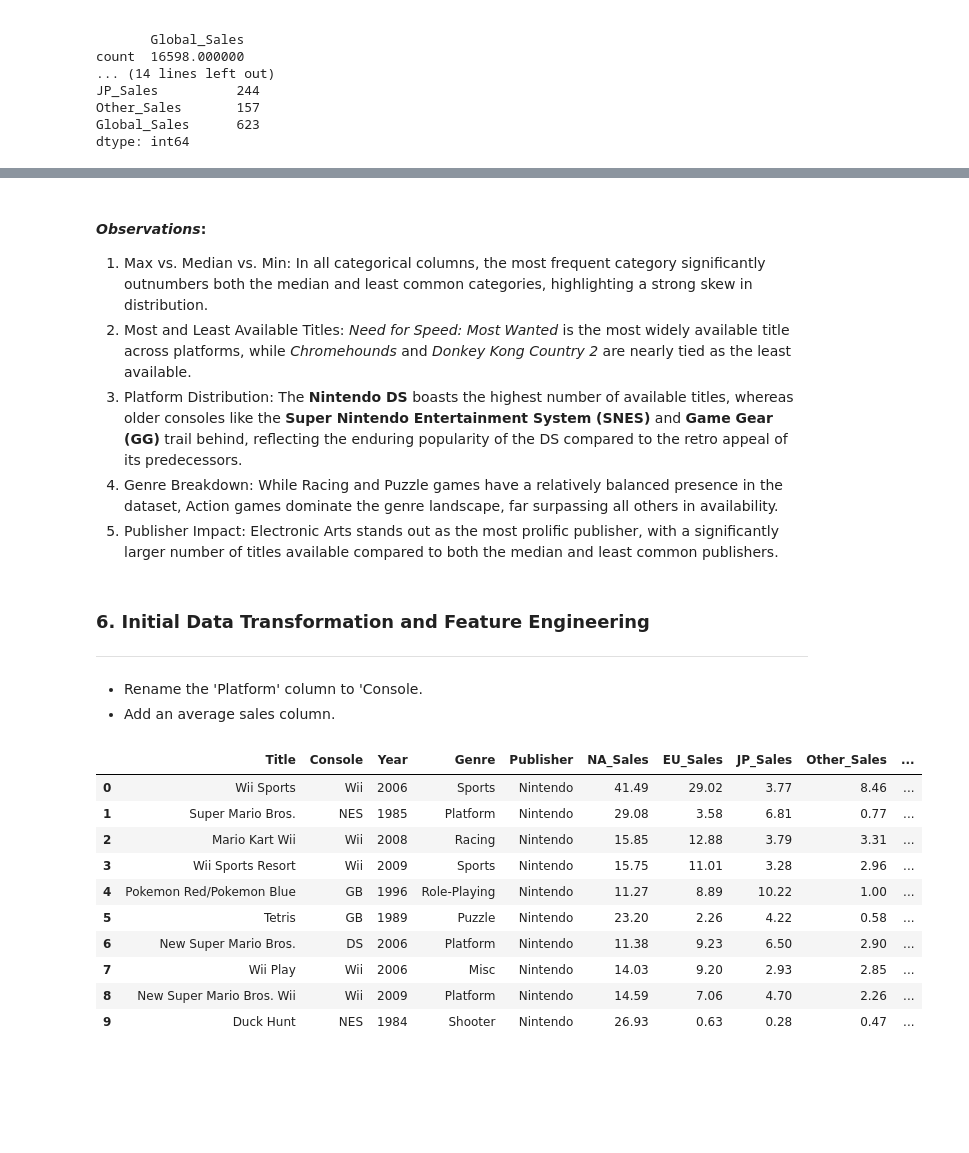
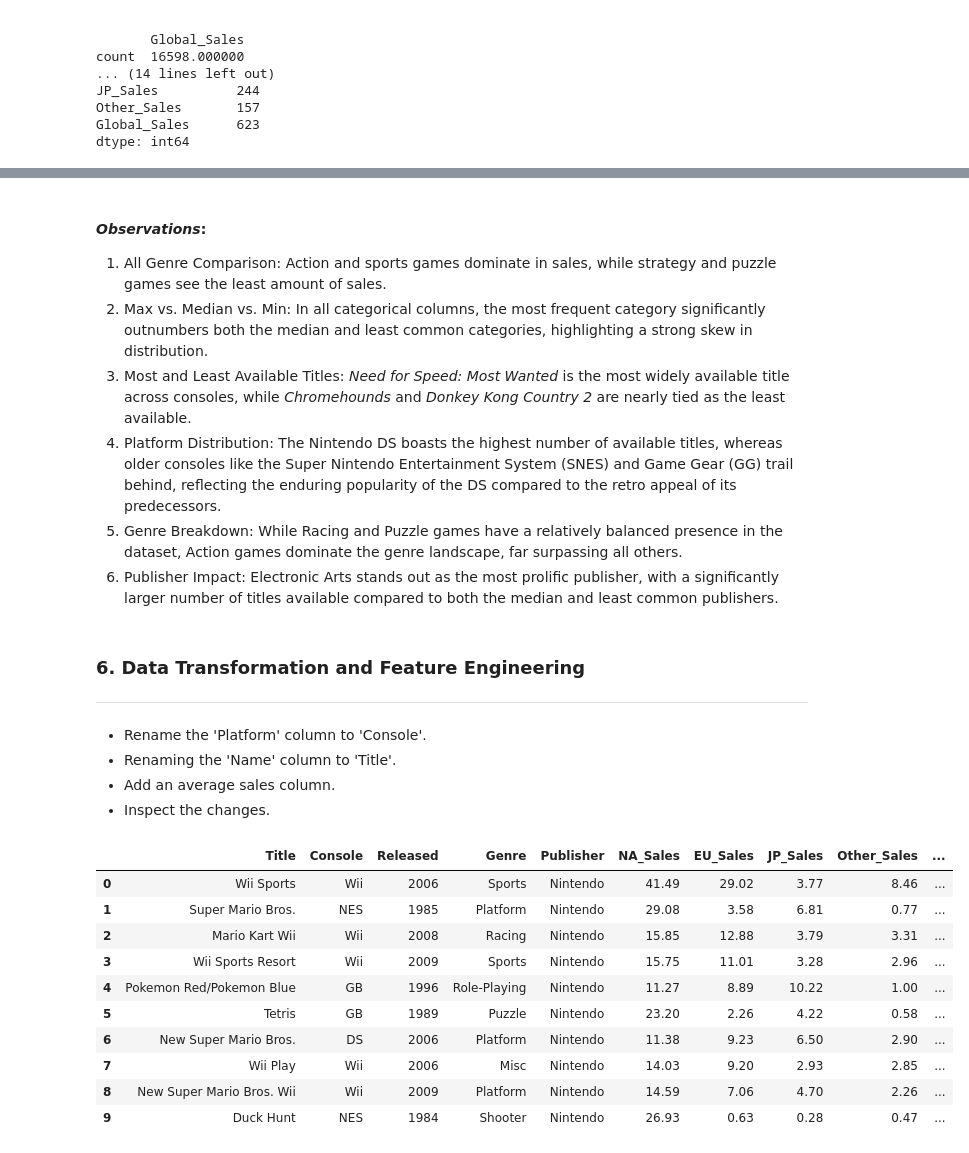
Before and after one commit to kjleopold/datafun-06-eda, a Jupyter notebook: kleopold_eda.ipynb, the cells around one changed output, grey strips where cells are left out. Cells and saved outputs as stored; diff of their text form; code cells hidden in the pictures; blank space fills up the shorter version.

```diff
--- a/kleopold_eda.ipynb
+++ b/kleopold_eda.ipynb
@@ -209,28 +206,31 @@ for col in df.select_dtypes(include=['object', 'category']).columns:
 # %% [markdown]
 #### *Observations*:
-1. Max vs. Median vs. Min: In all categorical columns, the most frequent category significantly outnumbers both the median and least common categories, highlighting a strong skew in distribution.
-2. Most and Least Available Titles: *Need for Speed: Most Wanted* is the most widely available title across platforms, while *Chromehounds* and *Donkey Kong Country 2* are nearly tied as the least available.
-3. Platform Distribution: The **Nintendo DS** boasts the highest number of available titles, whereas older consoles like the **Super Nintendo Entertainment System (SNES)** and **Game Gear (GG)** trail behind, reflecting the enduring popularity of the DS compared to the retro appeal of its predecessors.
-4. Genre Breakdown: While Racing and Puzzle games have a relatively balanced presence in the dataset, Action games dominate the genre landscape, far surpassing all others in availability.
-5. Publisher Impact: Electronic Arts stands out as the most prolific publisher, with a significantly larger number of titles available compared to both the median and least common publishers.
+1. All Genre Comparison: Action and sports games dominate in sales, while strategy and puzzle games see the least amount of sales.
+2. Max vs. Median vs. Min: In all categorical columns, the most frequent category significantly outnumbers both the median and least common categories, highlighting a strong skew in distribution.
+3. Most and Least Available Titles: *Need for Speed: Most Wanted* is the most widely available title across consoles, while *Chromehounds* and *Donkey Kong Country 2* are nearly tied as the least available.
+4. Platform Distribution: The Nintendo DS boasts the highest number of available titles, whereas older consoles like the Super Nintendo Entertainment System (SNES) and Game Gear (GG) trail behind, reflecting the enduring popularity of the DS compared to the retro appeal of its predecessors.
+5. Genre Breakdown: While Racing and Puzzle games have a relatively balanced presence in the dataset, Action games dominate the genre landscape, far surpassing all others.
+6. Publisher Impact: Electronic Arts stands out as the most prolific publisher, with a significantly larger number of titles available compared to both the median and least common publishers.
 # %% [markdown]
-### **6. Initial Data Transformation and Feature Engineering**
+### **6. Data Transformation and Feature Engineering**
 ***
-* Rename the 'Platform' column to 'Console.
+* Rename the 'Platform' column to 'Console'.
+* Renaming the 'Name' column to 'Title'.
 * Add an average sales column.
+* Inspect the changes.
 # %%
-# Feature Engineering
 # Renaming columns
 df.rename(columns={'Platform': 'Console'}, inplace=True)
 df.rename(columns={'Name': 'Title'}, inplace=True)
+df.rename(columns={'Year': 'Released'}, inplace=True)
 
 # Adding a new column
 df['Avg_Sales'] = df['Global_Sales'] / 4
 
 # Display changes
 display(df.head(10))
 # %% [output]
-|  | Title | Console | Year | Genre | Publisher | NA_Sales | EU_Sales | JP_Sales | Other_Sales | ... |
+|  | Title | Console | Released | Genre | Publisher | NA_Sales | EU_Sales | JP_Sales | Other_Sales | ... |
 | 0 | Wii Sports | Wii | 2006 | Sports | Nintendo | 41.49 | 29.02 | 3.77 | 8.46 | ... |
 | 1 | Super Mario Bros. | NES | 1985 | Platform | Nintendo | 29.08 | 3.58 | 6.81 | 0.77 | ... |
 | 2 | Mario Kart Wii | Wii | 2008 | Racing | Nintendo | 15.85 | 12.88 | 3.79 | 3.31 | ... |
```
Also changed, not shown: parts of 22 cells of this notebook.
